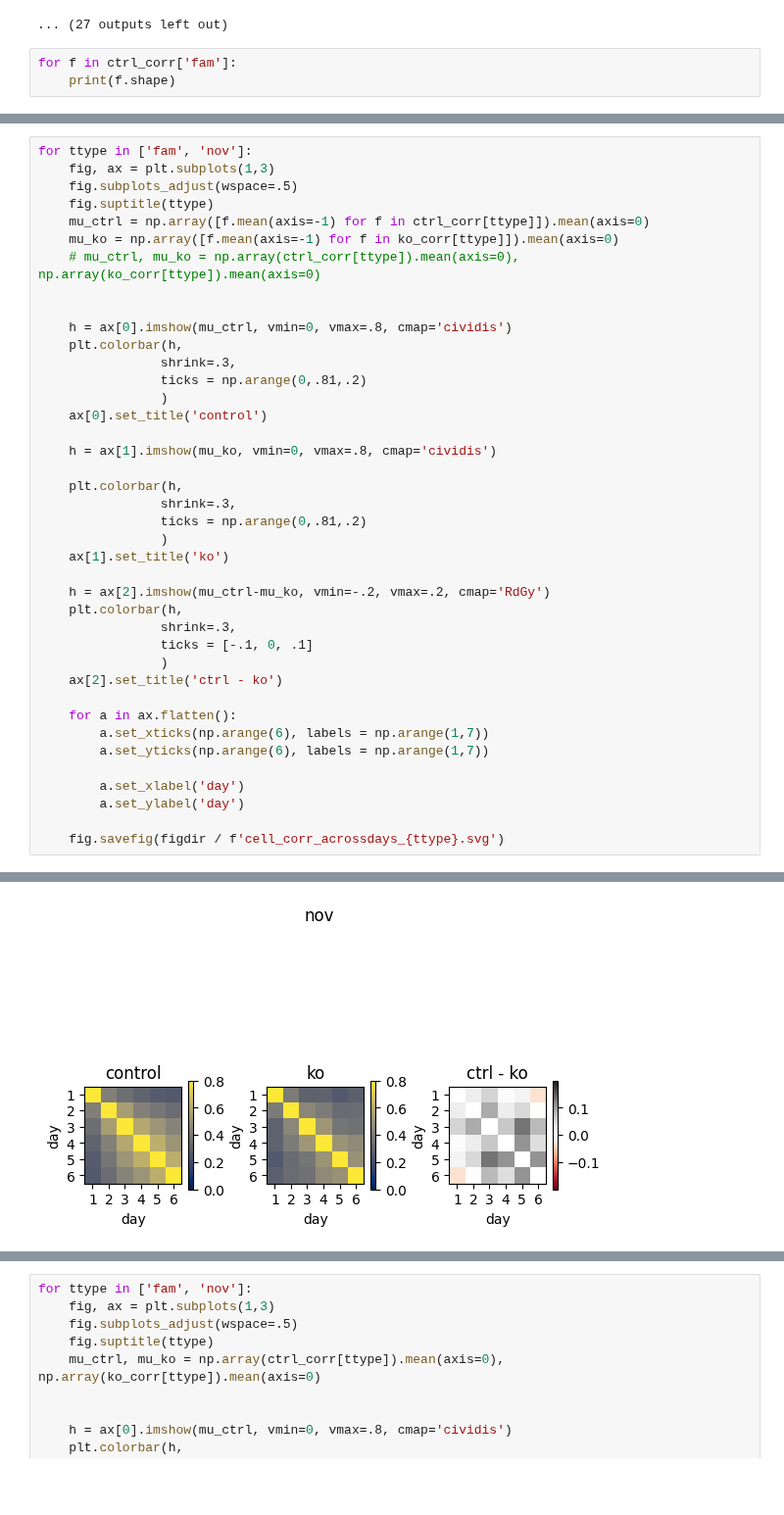
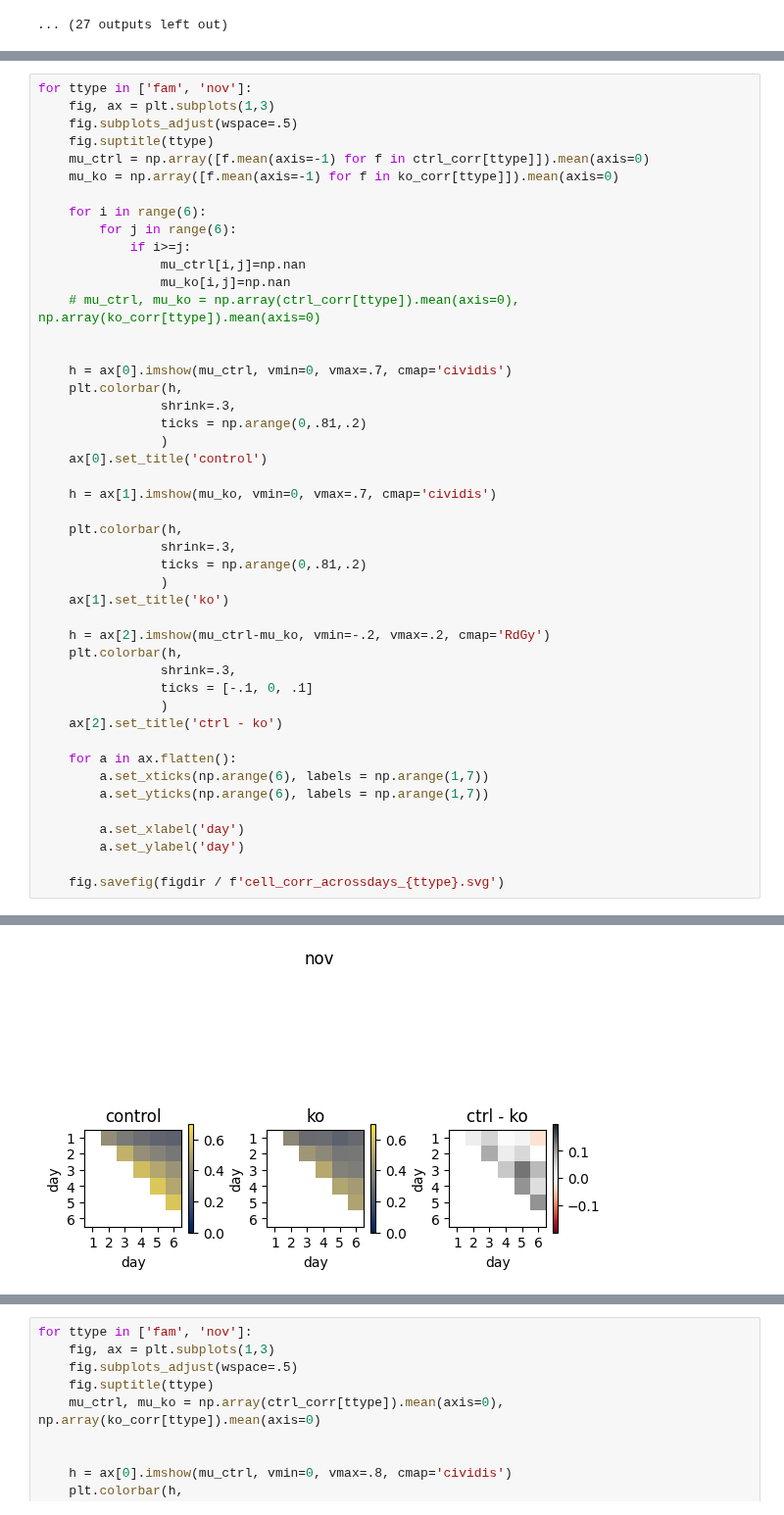
Before and after one commit to GiocomoLab/STX3KO_analyses, a Jupyter notebook: notebooks/figure2/pv_cross_corr.ipynb, the cells around one changed output, grey strips where cells are left out. Shown at 98% size. Drawn from its saved outputs; the diff is of its cells as text; blank space fills up the shorter version.

```diff
--- a/notebooks/figure2/pv_cross_corr.ipynb
+++ b/notebooks/figure2/pv_cross_corr.ipynb
@@ -93,6 +93,3 @@ for mouse in ko_mice:
 29_09_2020 YMaze_LNovel
 30_09_2020 YMaze_LNovel
 ... (27 outputs left out)
-# %%
-for f in ctrl_corr['fam']:
-    print(f.shape)
@@ -113,17 +100,23 @@ for ttype in ['fam', 'nov']:
     fig.suptitle(ttype)
     mu_ctrl = np.array([f.mean(axis=-1) for f in ctrl_corr[ttype]]).mean(axis=0)
     mu_ko = np.array([f.mean(axis=-1) for f in ko_corr[ttype]]).mean(axis=0)
+
+    for i in range(6):
+        for j in range(6):
+            if i>=j:
+                mu_ctrl[i,j]=np.nan
+                mu_ko[i,j]=np.nan
     # mu_ctrl, mu_ko = np.array(ctrl_corr[ttype]).mean(axis=0), np.array(ko_corr[ttype]).mean(axis=0)
 
 
-    h = ax[0].imshow(mu_ctrl, vmin=0, vmax=.8, cmap='cividis')
+    h = ax[0].imshow(mu_ctrl, vmin=0, vmax=.7, cmap='cividis')
     plt.colorbar(h,
                 shrink=.3,
                 ticks = np.arange(0,.81,.2)
                 )
     ax[0].set_title('control')
 
-    h = ax[1].imshow(mu_ko, vmin=0, vmax=.8, cmap='cividis')
+    h = ax[1].imshow(mu_ko, vmin=0, vmax=.7, cmap='cividis')
 
     plt.colorbar(h,
                 shrink=.3,
@@ -151 +144 @@ for ttype in ['fam', 'nov']:
-[figure, old version]
+[figure, new version]
```
Also changed, not shown: parts of 12 cells of this notebook, 18 other files.
